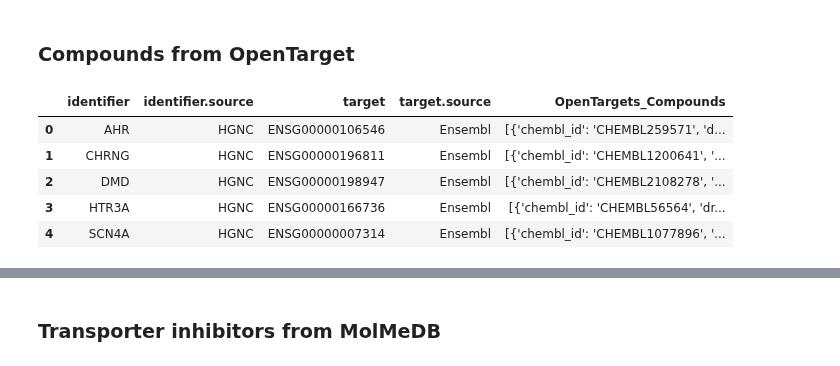
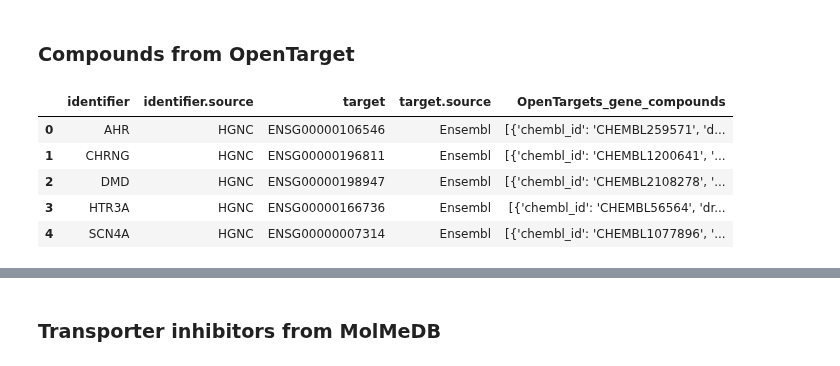
Before and after one commit to BioDataFuse/pyBiodatafuse, a Jupyter notebook: examples/gene_to_graph_workflow.ipynb, the cells around one changed output, grey strips where cells are left out. Saved outputs shown, nothing was run; the diff lists cells and outputs as text; code cells hidden in the pictures.

```diff
--- a/examples/gene_to_graph_workflow.ipynb
+++ b/examples/gene_to_graph_workflow.ipynb
@@ -388,12 +372,12 @@ loc_df[OPENTARGETS_LOCATION_COL][0]
 # %% [markdown]
 ### Compounds from OpenTarget
 # %%
-drug_df, opentargets_drug_metadata = opentargets.get_gene_compound_interactions(
+opentargets_compound_df, opentargets_compound_metadata = opentargets.get_gene_compound_interactions(
     bridgedb_df=bridgdb_df
 )
-drug_df.head()
+opentargets_compound_df.head()
 # %% [output]
-|  | identifier | identifier.source | target | target.source | OpenTargets_Compounds |
+|  | identifier | identifier.source | target | target.source | OpenTargets_gene_compounds |
 | 0 | AHR | HGNC | ENSG00000106546 | Ensembl | [{'chembl_id': 'CHEMBL259571', 'd... |
 | 1 | CHRNG | HGNC | ENSG00000196811 | Ensembl | [{'chembl_id': 'CHEMBL1200641', '... |
 | 2 | DMD | HGNC | ENSG00000198947 | Ensembl | [{'chembl_id': 'CHEMBL2108278', '... |
```
Also changed, not shown: parts of 40 cells of this notebook.
